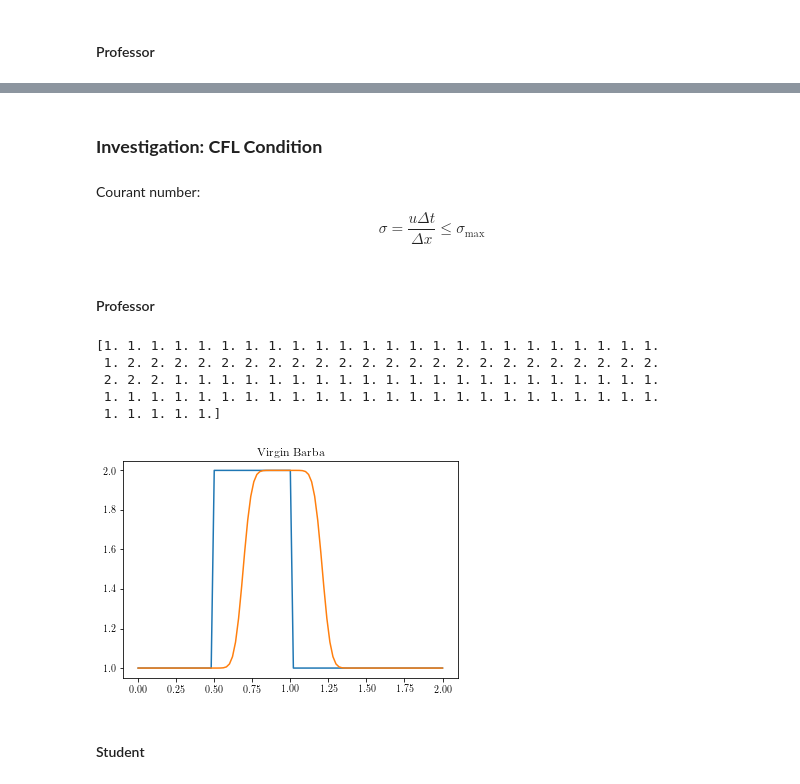
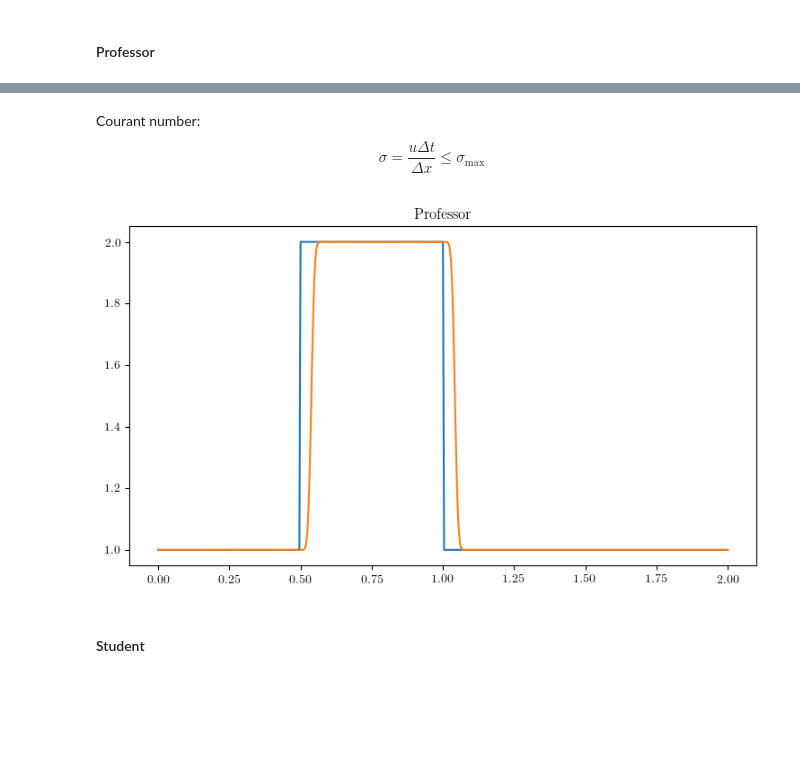
Before and after one commit to GodotMisogi/CFDCodes, a Jupyter notebook: CFDPython.ipynb, the cells around one changed output, grey strips where cells are left out. Cells and saved outputs as stored; diff of their text form; code cells hidden in the pictures; blank space fills up the shorter version.

```diff
--- a/CFDPython.ipynb
+++ b/CFDPython.ipynb
@@ -145,40 +151,30 @@ nonLinearConvection(40)
-# %% [markdown]
-### **Investigation: CFL Condition**
 # %% [markdown]
 Courant number: $$ \sigma = \frac{u\Delta t}{\Delta x} \leq \sigma_{\max} $$
-# %% [markdown]
-#### Professor
 # %%
 def linearconv(nx):
     dx = 2.0/(nx-1)
     nt = 20
     c = 1.0
     sigma = 0.5
     dt = sigma*dx
 
     u = numpy.ones(nx)
     u[int (.5/dx): int(1/dx + 1)] = 2.0
-    print(u)
 
-    pyplot.figure(1)
-    pyplot.title('Virgin Barba')
+    pyplot.figure(1, figsize=(9,5), dpi=100)
+    pyplot.title('Professor')
     pyplot.plot(numpy.linspace(0,2,nx), u)
 
     for n in range(nt):
         un = u.copy()
         for i in range(1,nx):
             u[i] = un[i] - c*dt/dx*(un[i] - un[i-1])
 
     pyplot.plot(numpy.linspace(0,2,nx), u)
 
-linearconv(101)
+linearconv(501)
 # %% [output]
-[1. 1. 1. 1. 1. 1. 1. 1. 1. 1. 1. 1. 1. 1. 1. 1. 1. 1. 1. 1. 1. 1. 1. 1.
- 1. 2. 2. 2. 2. 2. 2. 2. 2. 2. 2. 2. 2. 2. 2. 2. 2. 2. 2. 2. 2. 2. 2. 2.
- 2. 2. 2. 1. 1. 1. 1. 1. 1. 1. 1. 1. 1. 1. 1. 1. 1. 1. 1. 1. 1. 1. 1. 1.
- 1. 1. 1. 1. 1. 1. 1. 1. 1. 1. 1. 1. 1. 1. 1. 1. 1. 1. 1. 1. 1. 1. 1. 1.
- 1. 1. 1. 1. 1.]
-[figure, old version]
+[figure, new version]
 # %% [markdown]
 #### Student
 # %% [markdown]
```
Also changed, not shown: parts of 42 cells of this notebook, 19 other files.
